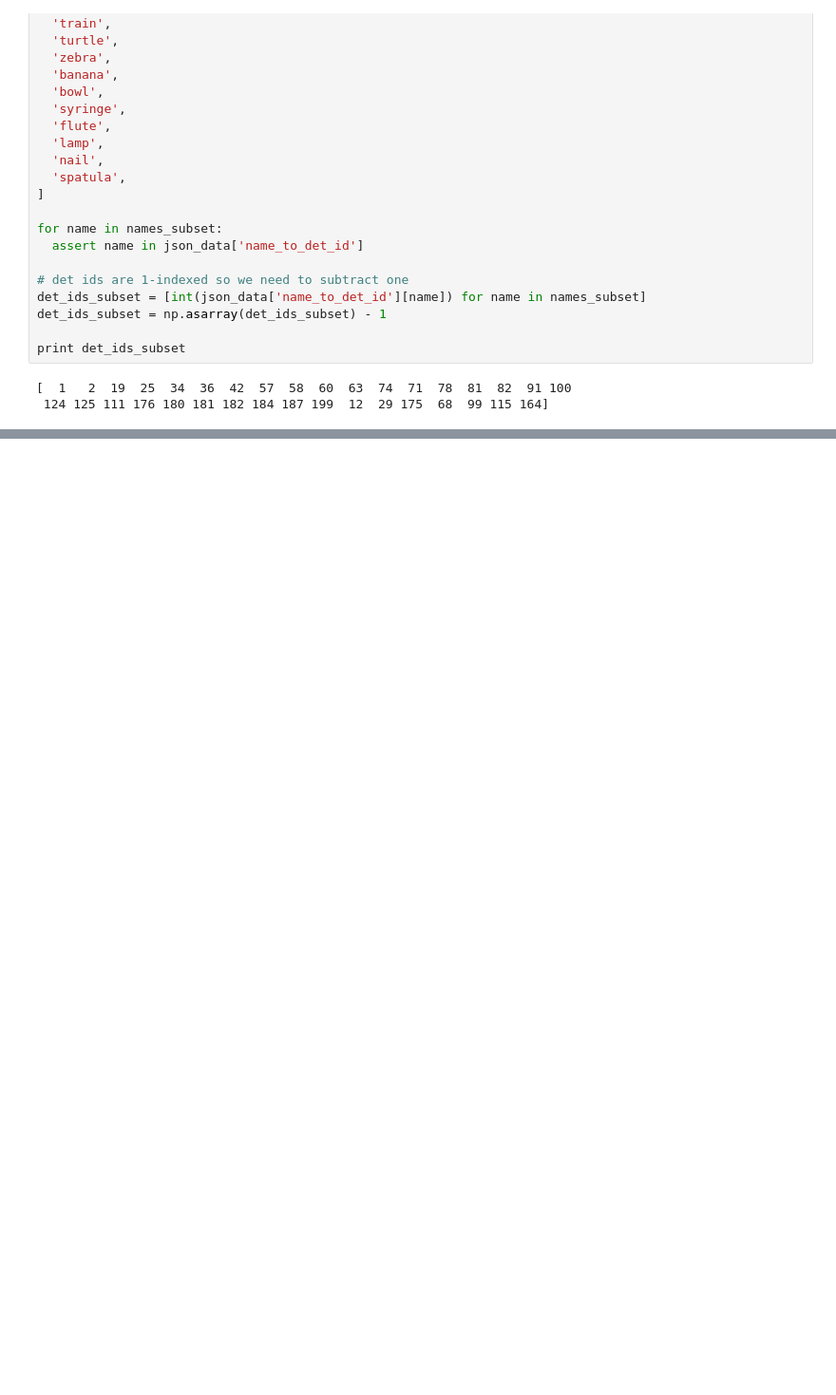
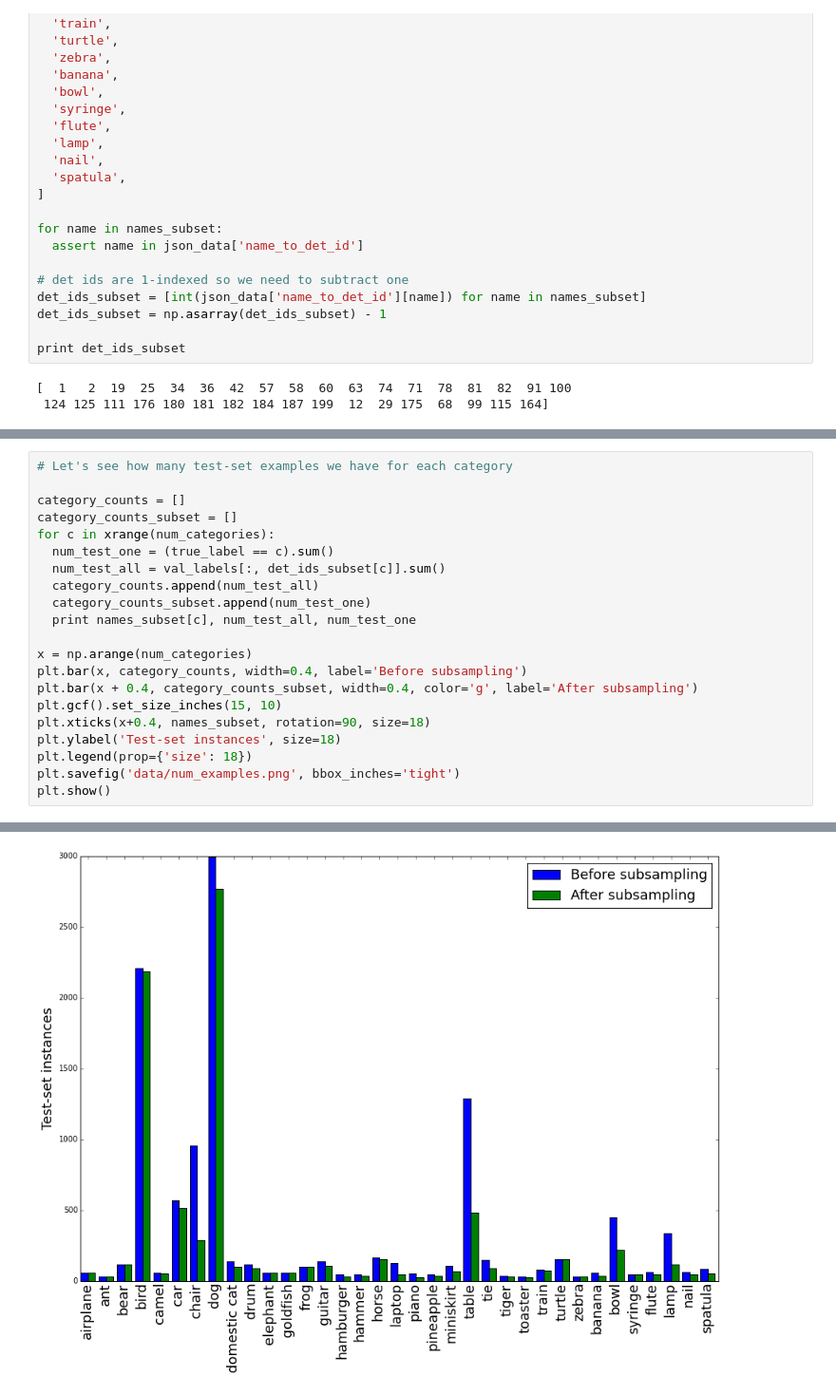
Before and after one commit to jcjohnson/bidi-muri, a Jupyter notebook: compute_confusion.ipynb, the cells around one changed output, grey strips where cells are left out. Shown at 95% size. Drawn from its saved outputs; the diff is of its cells as text; blank space fills up the shorter version.

```diff
--- a/compute_confusion.ipynb
+++ b/compute_confusion.ipynb
@@ -162,0 +176,22 @@ Overall accuracy:  0.807446051696
+# %%
+# Let's see how many test-set examples we have for each category
+
+category_counts = []
+category_counts_subset = []
+for c in xrange(num_categories):
+  num_test_one = (true_label == c).sum()
+  num_test_all = val_labels[:, det_ids_subset[c]].sum()
+  category_counts.append(num_test_all)
+  category_counts_subset.append(num_test_one)
+  print names_subset[c], num_test_all, num_test_one
+
+x = np.arange(num_categories)
+plt.bar(x, category_counts, width=0.4, label='Before subsampling')
+plt.bar(x + 0.4, category_counts_subset, width=0.4, color='g', label='After subsampling')
+plt.gcf().set_size_inches(15, 10)
+plt.xticks(x+0.4, names_subset, rotation=90, size=18)
+plt.ylabel('Test-set instances', size=18)
+plt.legend(prop={'size': 18})
+plt.savefig('data/num_examples.png', bbox_inches='tight')
+plt.show()
+# %% [output]
@@ -162,0 +215 @@ Overall accuracy:  0.807446051696
+[figure, added]
```
Also changed, not shown: parts of 5 cells of this notebook, 15 other files.
